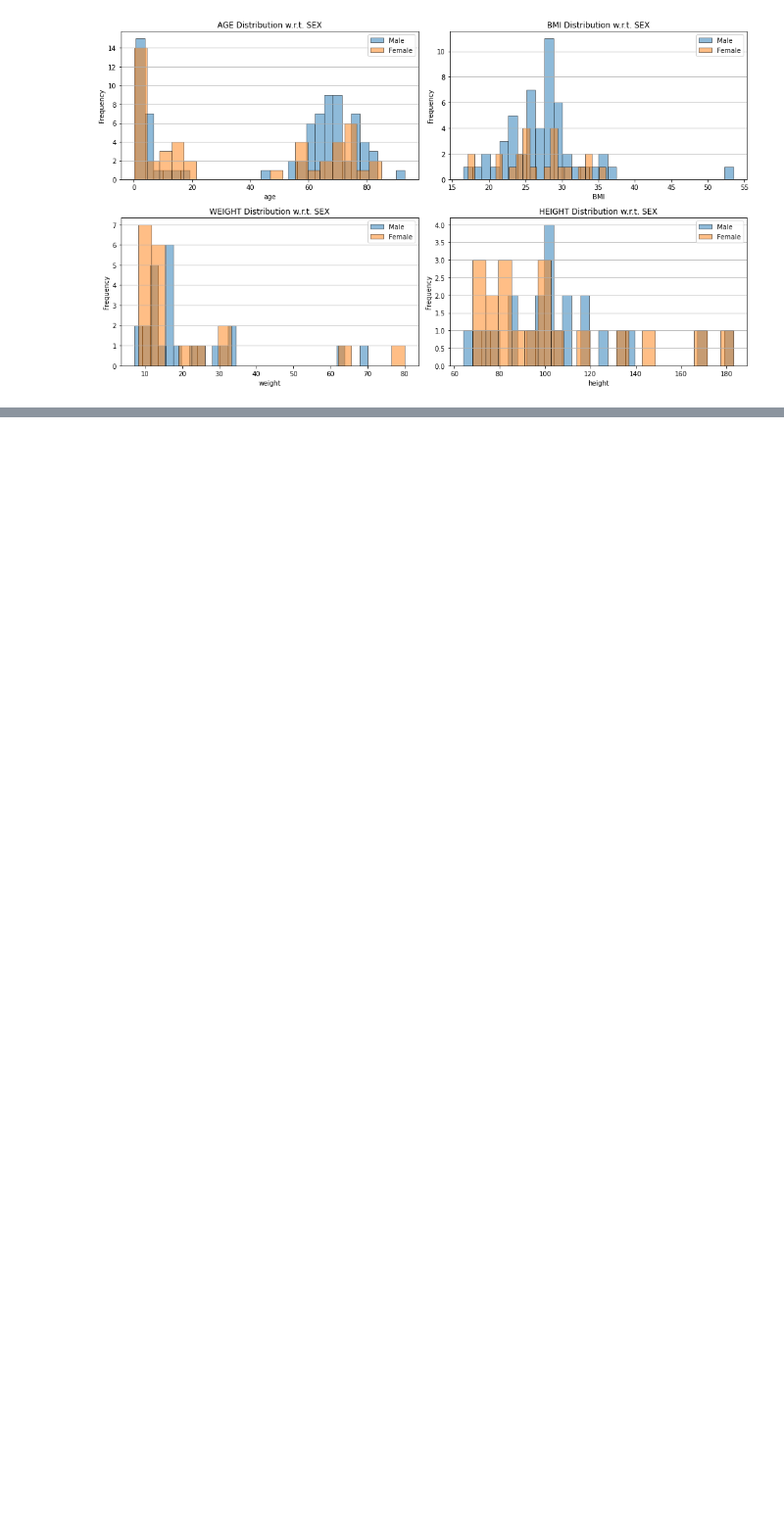
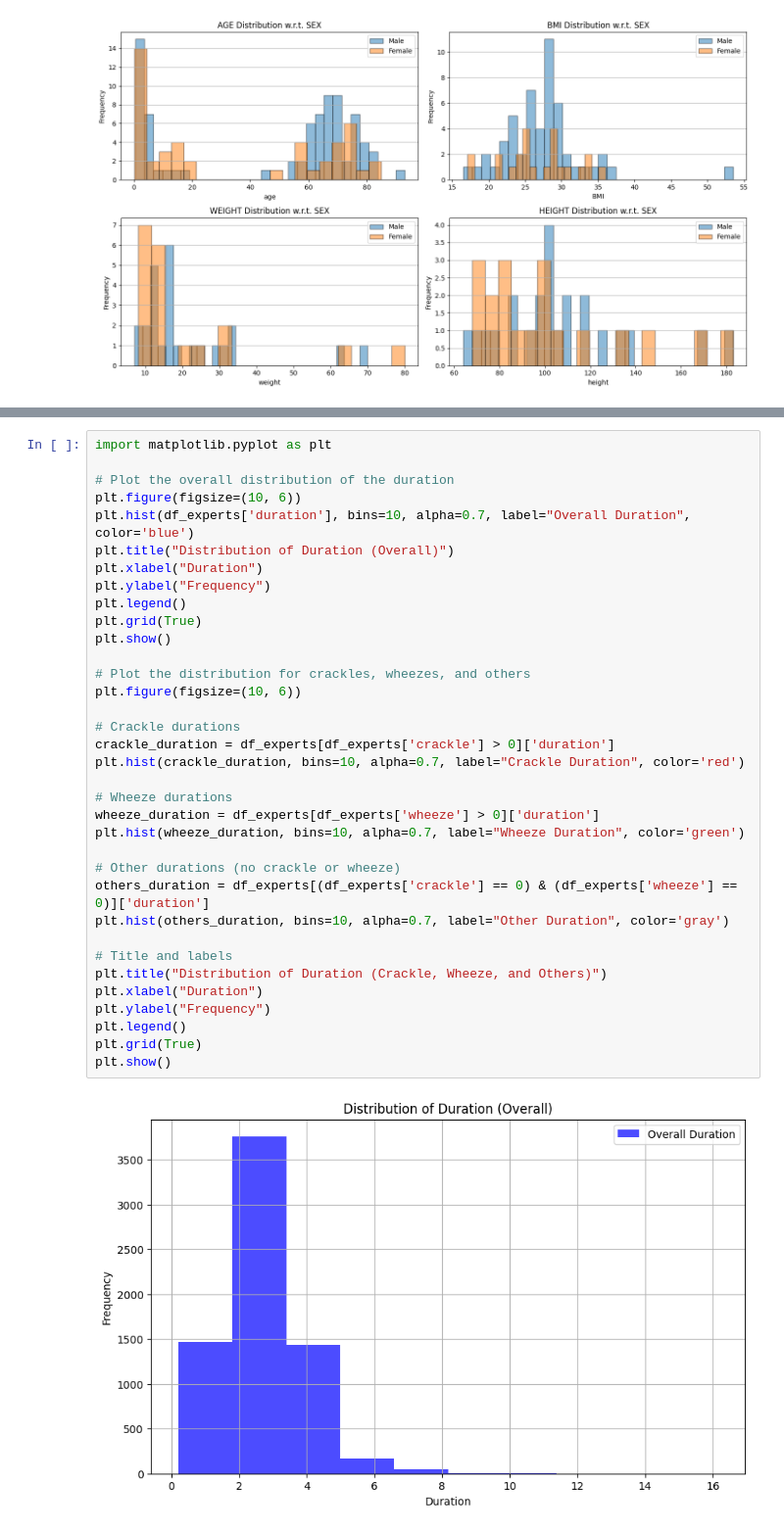
Before and after one commit to davidesalvi/ICBHI_2017, a Jupyter notebook: notebook/analyze_data.ipynb, the cells around one changed output, grey strips where cells are left out. Shown at 98% size. Drawn from its saved outputs; the diff is of its cells as text; blank space fills up the shorter version.

```diff
--- a/notebook/analyze_data.ipynb
+++ b/notebook/analyze_data.ipynb
@@ -91,0 +183,37 @@ plt.show()
+# %%
+import matplotlib.pyplot as plt
+
+# Plot the overall distribution of the duration
+plt.figure(figsize=(10, 6))
+plt.hist(df_experts['duration'], bins=10, alpha=0.7, label="Overall Duration", color='blue')
+plt.title("Distribution of Duration (Overall)")
+plt.xlabel("Duration")
+plt.ylabel("Frequency")
+plt.legend()
+plt.grid(True)
+plt.show()
+
+# Plot the distribution for crackles, wheezes, and others
+plt.figure(figsize=(10, 6))
+
+# Crackle durations
+crackle_duration = df_experts[df_experts['crackle'] > 0]['duration']
+plt.hist(crackle_duration, bins=10, alpha=0.7, label="Crackle Duration", color='red')
+
+# Wheeze durations
+wheeze_duration = df_experts[df_experts['wheeze'] > 0]['duration']
+plt.hist(wheeze_duration, bins=10, alpha=0.7, label="Wheeze Duration", color='green')
+
+# Other durations (no crackle or wheeze)
+others_duration = df_experts[(df_experts['crackle'] == 0) & (df_experts['wheeze'] == 0)]['duration']
+plt.hist(others_duration, bins=10, alpha=0.7, label="Other Duration", color='gray')
+
+# Title and labels
+plt.title("Distribution of Duration (Crackle, Wheeze, and Others)")
+plt.xlabel("Duration")
+plt.ylabel("Frequency")
+plt.legend()
+plt.grid(True)
+plt.show()
+# %% [output]
+[figure, added]
```
Also changed, not shown: parts of 10 cells of this notebook, 1 other file.
